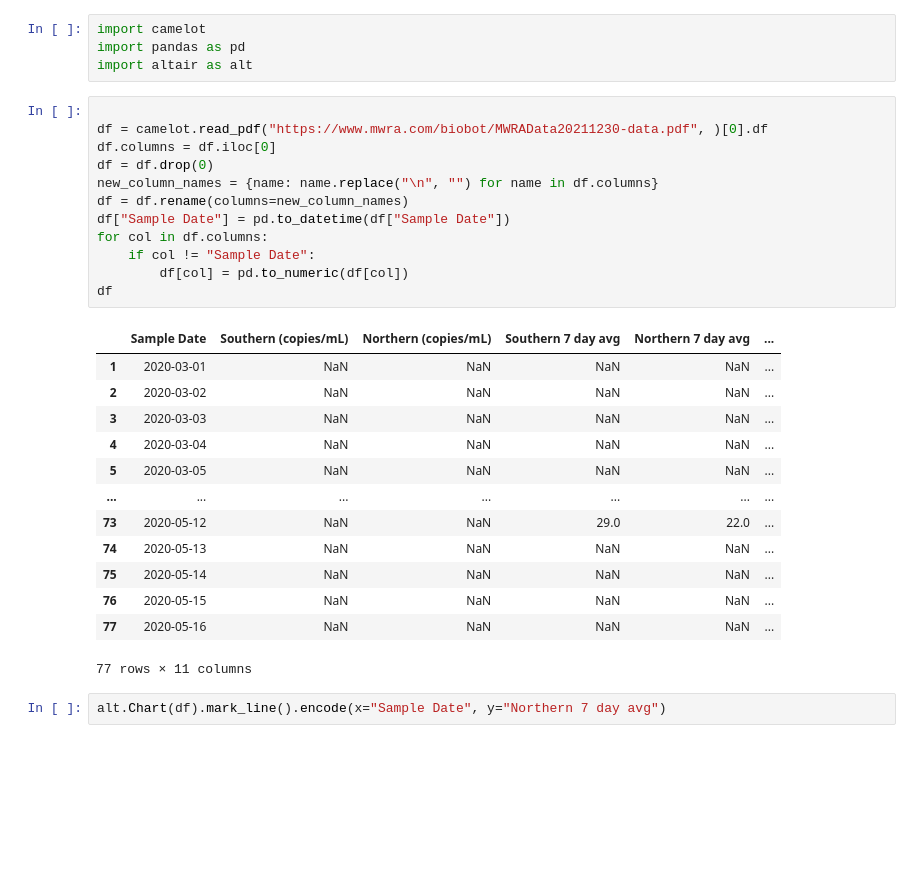
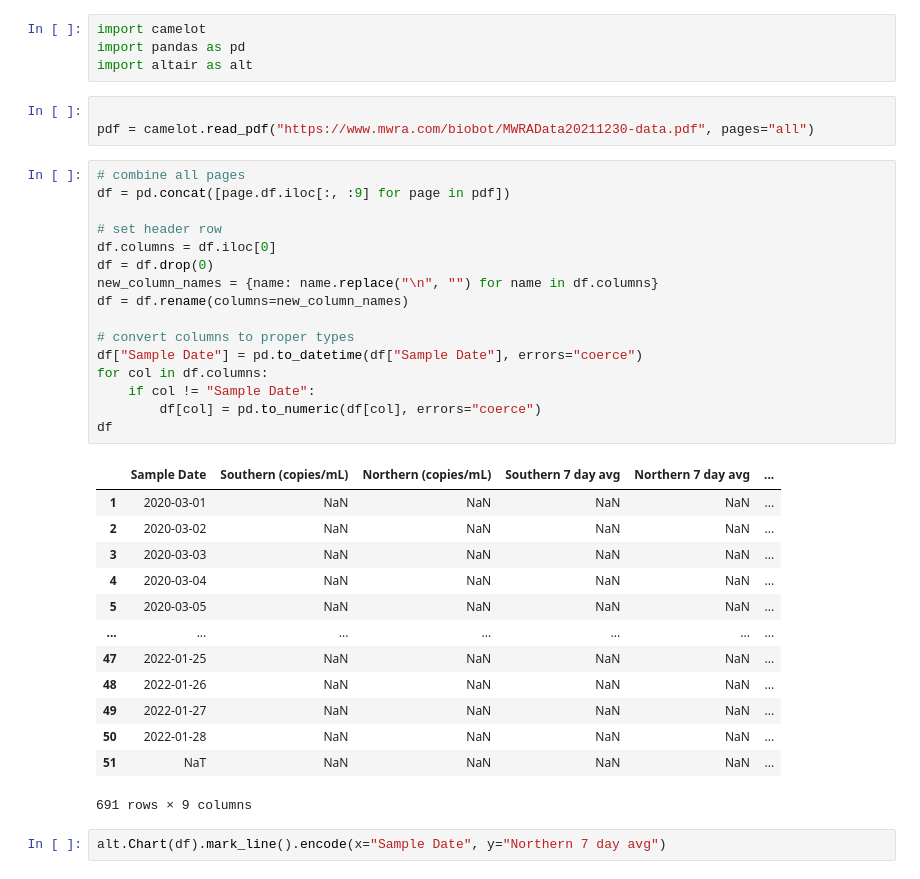
Before and after one commit to cypressf/covid-wastewater, a Jupyter notebook: plot-covid-wastewater.ipynb, the cells around one changed output. Drawn from its saved outputs; the diff is of its cells as text; blank space fills up the shorter version.

Commit message:
Scrape the entire pdf
TODO: remove errors="coerce" from `pd.to_numeric`. I think it is merging 7/13/2021 59 | ND into 59 ND, and failing to parse that. Instead, it should parse 59 as 59, and ND as NaN.

```diff
--- a/plot-covid-wastewater.ipynb
+++ b/plot-covid-wastewater.ipynb
@@ -2,32 +2,39 @@
 import camelot
 import pandas as pd
 import altair as alt
+# %%
+
+pdf = camelot.read_pdf("https://www.mwra.com/biobot/MWRAData20211230-data.pdf", pages="all")
 # %%
+# combine all pages
+df = pd.concat([page.df.iloc[:, :9] for page in pdf])
 
-df = camelot.read_pdf("https://www.mwra.com/biobot/MWRAData20211230-data.pdf", )[0].df
+# set header row
 df.columns = df.iloc[0]
 df = df.drop(0)
 new_column_names = {name: name.replace("\n", "") for name in df.columns}
 df = df.rename(columns=new_column_names)
-df["Sample Date"] = pd.to_datetime(df["Sample Date"])
+
+# convert columns to proper types
+df["Sample Date"] = pd.to_datetime(df["Sample Date"], errors="coerce")
 for col in df.columns:
     if col != "Sample Date":
-        df[col] = pd.to_numeric(df[col])
+        df[col] = pd.to_numeric(df[col], errors="coerce")
 df
 # %% [output]
 |  | Sample Date | Southern (copies/mL) | Northern (copies/mL) | Southern 7 day avg | Northern 7 day avg | ... |
 | 1 | 2020-03-01 | NaN | NaN | NaN | NaN | ... |
 | 2 | 2020-03-02 | NaN | NaN | NaN | NaN | ... |
 | 3 | 2020-03-03 | NaN | NaN | NaN | NaN | ... |
 | 4 | 2020-03-04 | NaN | NaN | NaN | NaN | ... |
 | 5 | 2020-03-05 | NaN | NaN | NaN | NaN | ... |
 | ... | ... | ... | ... | ... | ... | ... |
-| 73 | 2020-05-12 | NaN | NaN | 29.0 | 22.0 | ... |
-| 74 | 2020-05-13 | NaN | NaN | NaN | NaN | ... |
-| 75 | 2020-05-14 | NaN | NaN | NaN | NaN | ... |
-| 76 | 2020-05-15 | NaN | NaN | NaN | NaN | ... |
-| 77 | 2020-05-16 | NaN | NaN | NaN | NaN | ... |
+| 47 | 2022-01-25 | NaN | NaN | NaN | NaN | ... |
+| 48 | 2022-01-26 | NaN | NaN | NaN | NaN | ... |
+| 49 | 2022-01-27 | NaN | NaN | NaN | NaN | ... |
+| 50 | 2022-01-28 | NaN | NaN | NaN | NaN | ... |
+| 51 | NaT | NaN | NaN | NaN | NaN | ... |
-77 rows × 11 columns
+691 rows × 9 columns
 # %%
 alt.Chart(df).mark_line().encode(x="Sample Date", y="Northern 7 day avg")
 # %% [output]
```
